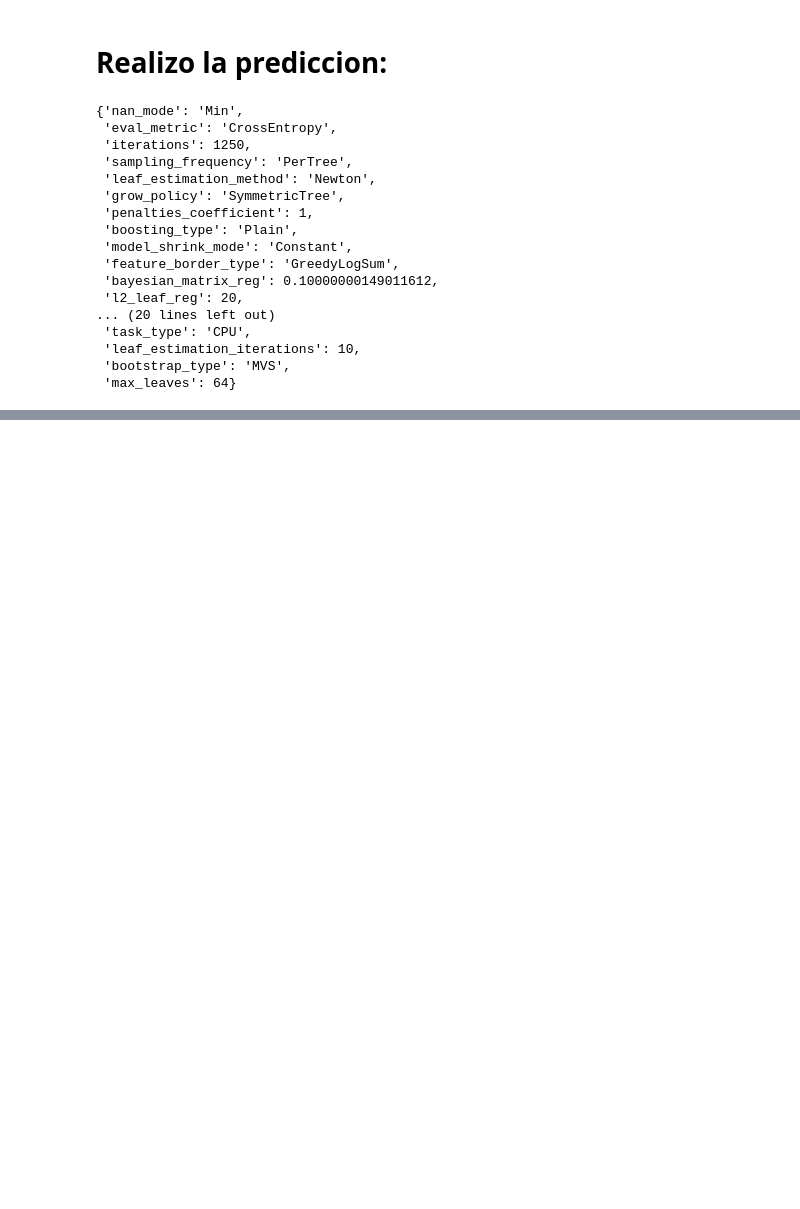
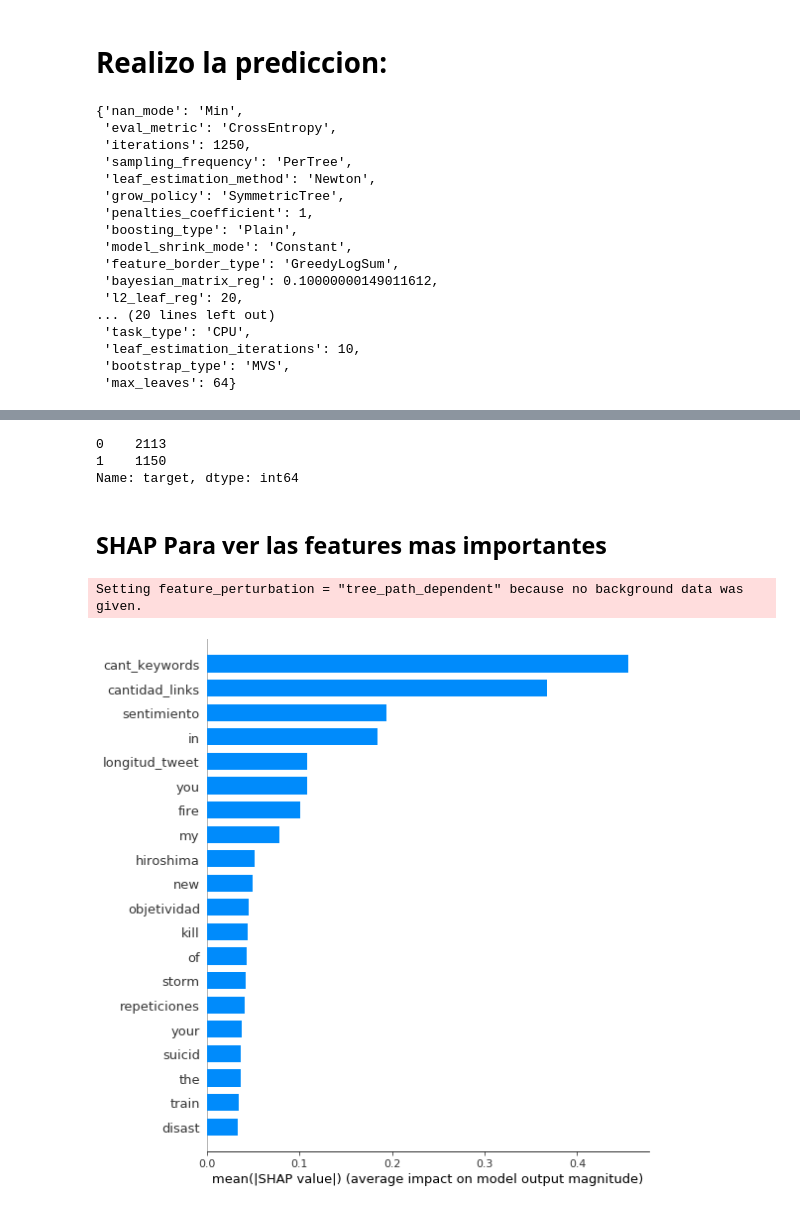
Before and after one commit to andi-carretero/TP2_Datos, a Jupyter notebook: CatBoost.ipynb, the cells around one changed output, grey strips where cells are left out. Cells and saved outputs as stored; diff of their text form; code cells hidden in the pictures; blank space fills up the shorter version.

Commit message:
probado SHAP

```diff
--- a/CatBoost.ipynb
+++ b/CatBoost.ipynb
@@ -640,4 +679,19 @@ array([1, 1, 1, ..., 1, 1, 1])
 # %%
 sample.target = pred
+# %%
+sample.target.value_counts()
+# %% [output]
+0    2113
+1    1150
+Name: target, dtype: int64
 # %%
 sample.to_csv('prediccion_catBoost_con_LogLoss.csv', index=False)
+# %% [markdown]
+## SHAP Para ver las features mas importantes
+# %%
+import shap
+shap_values = shap.TreeExplainer(cb).shap_values(train_limpio)
+shap.summary_plot(shap_values, train_limpio, plot_type="bar")
+# %% [output]
+Setting feature_perturbation = "tree_path_dependent" because no background data was given.
+[figure, added]
```
Also changed, not shown: parts of 17 cells of this notebook.
